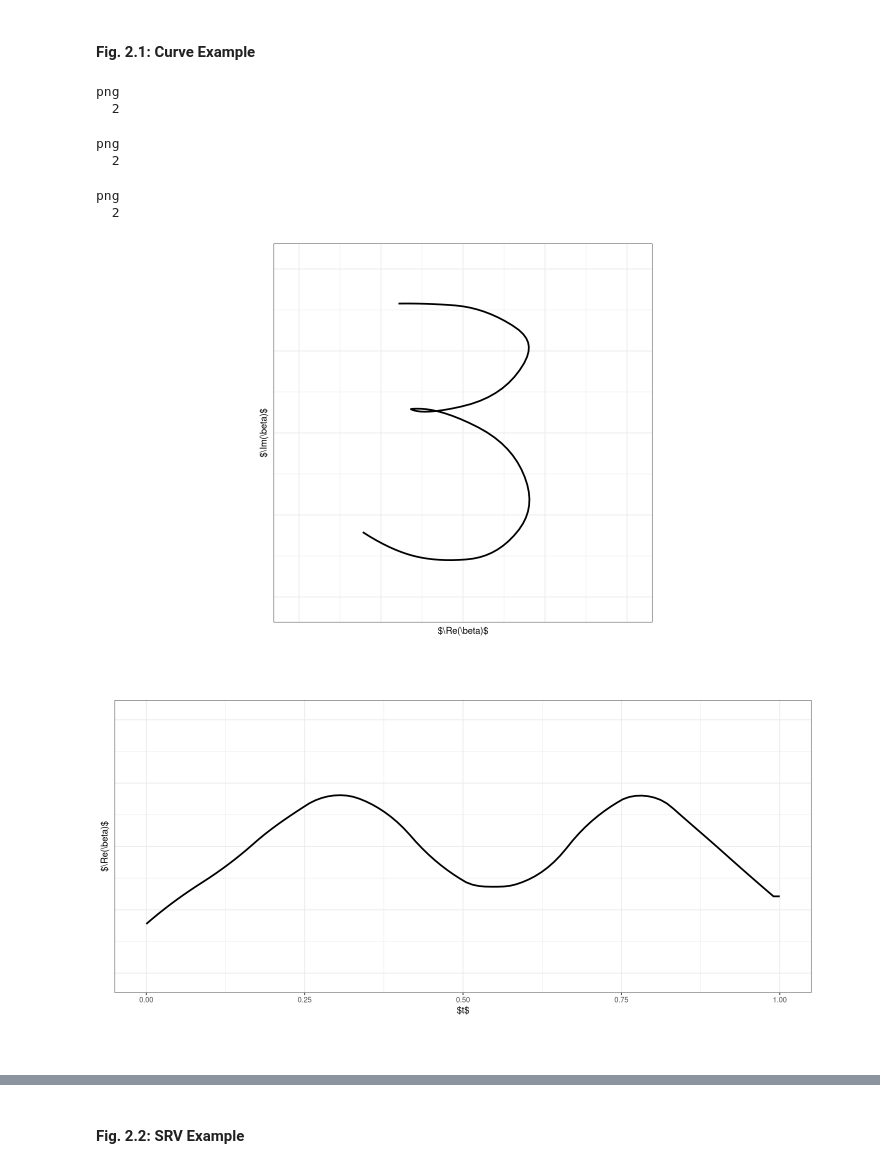
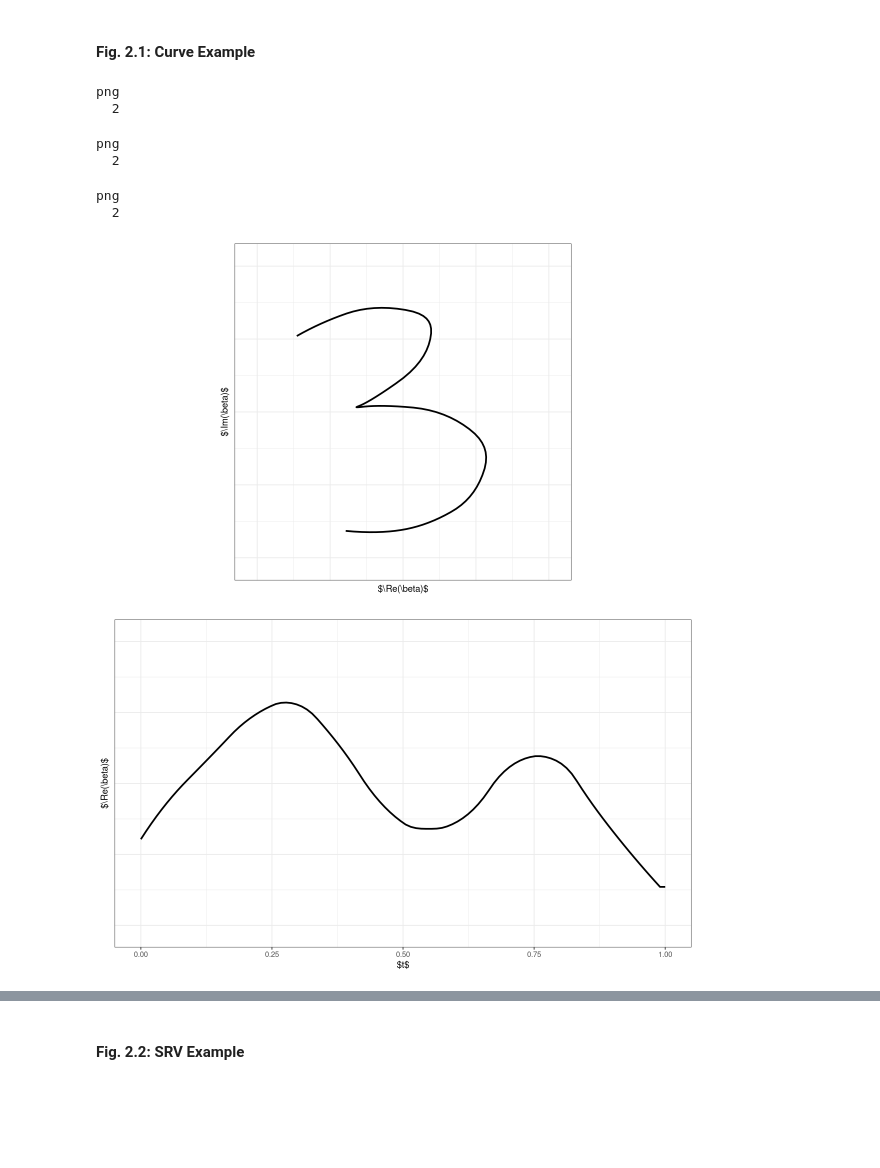
Before and after one commit to mpff/masterthesis, a Jupyter notebook: notebooks/Thesis_Plots.ipynb, the cells around one changed output, grey strips where cells are left out. Saved outputs shown, nothing was run; the diff lists cells and outputs as text; code cells hidden in the pictures; blank space fills up the shorter version.

```diff
--- a/notebooks/Thesis_Plots.ipynb
+++ b/notebooks/Thesis_Plots.ipynb
@@ -278,7 +281,7 @@ png
 # %% [markdown]
 #### Fig. 2.1: Curve Example
 # %%
-pfit <- pfits.smooth[[3]]
+pfit <- pfits.smooth[[5]]
 pfit$t <- seq(0, 1, length.out=length(pfit$X1))
 
 p.curve <- ggplot(pfit, aes(x=X1, y=X2)) +
@@ -293,35 +296,35 @@ p.curveX <- ggplot(pfit, aes(x=t, y=X1)) +
     geom_path(size = 1) +
     labs(x = "$t$", y = "$\\Re(\\beta)$") +
     theme_thesis() +
-    coord_fixed(xlim = c(0,1), ylim = c(-0.21, 0.21)) +
+    coord_cartesian(xlim = c(0,1), ylim = c(-0.21, 0.21)) +
     theme(axis.ticks.y = element_blank(), axis.text.y = element_blank())
 
 p.curveY <- ggplot(pfit, aes(x=t, y=X2)) +
     geom_path(size = 1) +
     labs(x = "$t$", y = "$\\Im(\\beta)$") +
     theme_thesis() +
-    coord_fixed(xlim = c(0,1), ylim = c(-0.21, 0.21)) +
+    coord_cartesian(xlim = c(0,1), ylim = c(-0.21, 0.21)) +
     theme(axis.ticks.y = element_blank(), axis.text.y = element_blank())
 
 tikzDevice::tikz(file = "../tex/graphics/2-curve.tex", width = 3, height = 3)
 print(p.curve)
 dev.off()
 tikzDevice::tikz(file = "../tex/graphics/2-curveX.tex", width = 3, height = 1.4)
 print(p.curveX)
 dev.off()
 tikzDevice::tikz(file = "../tex/graphics/2-curveY.tex", width = 3, height = 1.4)
 print(p.curveY)
 dev.off()
 
 plot(p.curve)
 plot(p.curveX)
 plot(p.curveY)
 # %% [output]
 png
   2
 png
   2
 png
   2
-[figure, old version]
+[figure, new version]
-[figure, old version]
+[figure, new version]
```
Also changed, not shown: parts of 21 cells of this notebook, 23 other files.
